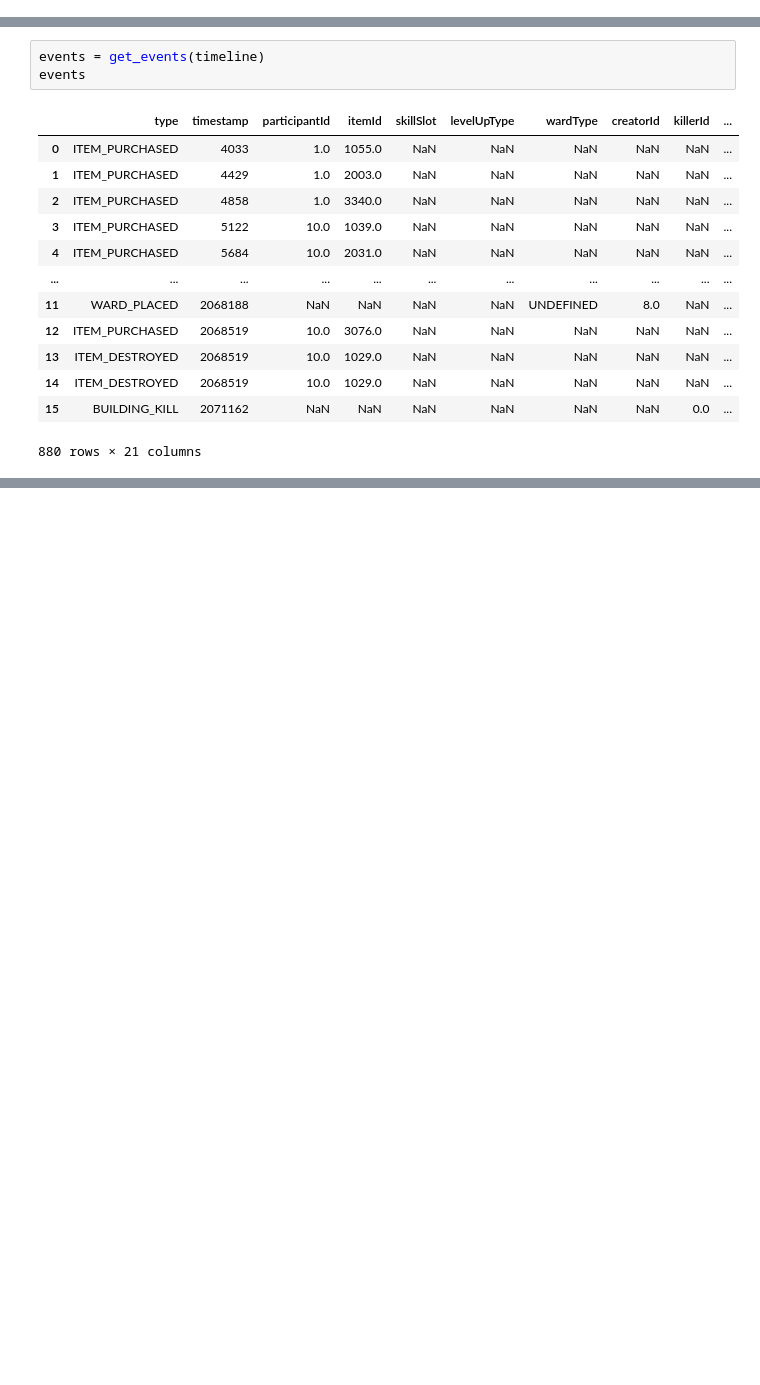
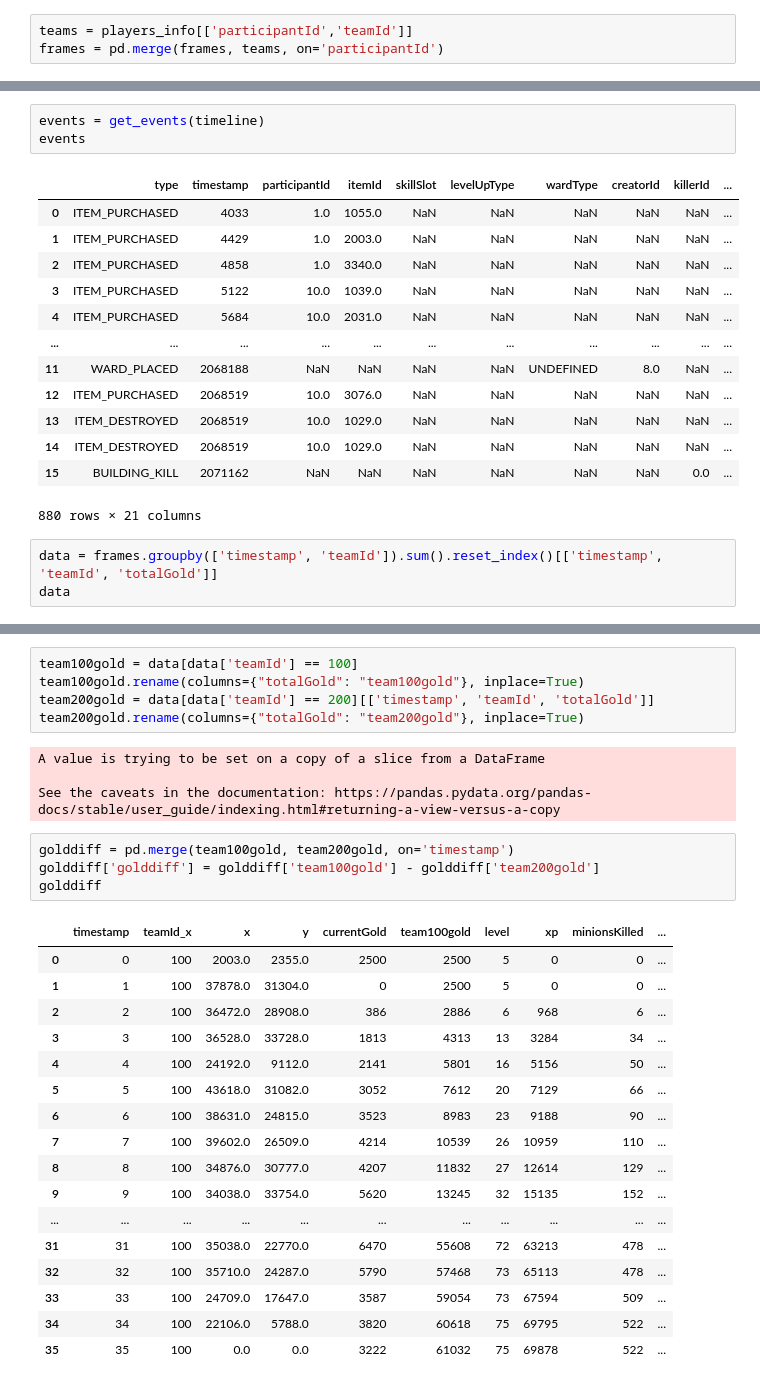
Before and after one commit to Dav3whit3/ih_datamadpt_project_final, a Jupyter notebook: notebooks/API_data_extraction1.ipynb, the cells around one changed output, grey strips where cells are left out. Saved outputs shown, nothing was run; the diff lists cells and outputs as text; blank space fills up the shorter version.

```diff
--- a/notebooks/API_data_extraction1.ipynb
+++ b/notebooks/API_data_extraction1.ipynb
@@ -234,3 +234,6 @@ frames
 frames['timestamp'].max()
 # %% [output]
 35
+# %%
+teams = players_info[['participantId','teamId']]
+frames = pd.merge(frames, teams, on='participantId')
@@ -251,3 +270,6 @@ events
 | 14 | ITEM_DESTROYED | 2068519 | 10.0 | 1029.0 | NaN | NaN | NaN | NaN | NaN | ... |
 | 15 | BUILDING_KILL | 2071162 | NaN | NaN | NaN | NaN | NaN | NaN | 0.0 | ... |
 880 rows × 21 columns
+# %%
+data = frames.groupby(['timestamp', 'teamId']).sum().reset_index()[['timestamp', 'teamId', 'totalGold']]
+data
@@ -253,0 +290,31 @@ events
+# %%
+team100gold = data[data['teamId'] == 100]
+team100gold.rename(columns={"totalGold": "team100gold"}, inplace=True)
+team200gold = data[data['teamId'] == 200][['timestamp', 'teamId', 'totalGold']]
+team200gold.rename(columns={"totalGold": "team200gold"}, inplace=True)
+# %% [output]
+A value is trying to be set on a copy of a slice from a DataFrame
+
+See the caveats in the documentation: https://pandas.pydata.org/pandas-docs/stable/user_guide/indexing.html#returning-a-view-versus-a-copy
+# %%
+golddiff = pd.merge(team100gold, team200gold, on='timestamp')
+golddiff['golddiff'] = golddiff['team100gold'] - golddiff['team200gold']
+golddiff
+# %% [output]
+|  | timestamp | teamId_x | x | y | currentGold | team100gold | level | xp | minionsKilled | ... |
+| 0 | 0 | 100 | 2003.0 | 2355.0 | 2500 | 2500 | 5 | 0 | 0 | ... |
+| 1 | 1 | 100 | 37878.0 | 31304.0 | 0 | 2500 | 5 | 0 | 0 | ... |
+| 2 | 2 | 100 | 36472.0 | 28908.0 | 386 | 2886 | 6 | 968 | 6 | ... |
+| 3 | 3 | 100 | 36528.0 | 33728.0 | 1813 | 4313 | 13 | 3284 | 34 | ... |
+| 4 | 4 | 100 | 24192.0 | 9112.0 | 2141 | 5801 | 16 | 5156 | 50 | ... |
+| 5 | 5 | 100 | 43618.0 | 31082.0 | 3052 | 7612 | 20 | 7129 | 66 | ... |
+| 6 | 6 | 100 | 38631.0 | 24815.0 | 3523 | 8983 | 23 | 9188 | 90 | ... |
+| 7 | 7 | 100 | 39602.0 | 26509.0 | 4214 | 10539 | 26 | 10959 | 110 | ... |
+| 8 | 8 | 100 | 34876.0 | 30777.0 | 4207 | 11832 | 27 | 12614 | 129 | ... |
+| 9 | 9 | 100 | 34038.0 | 33754.0 | 5620 | 13245 | 32 | 15135 | 152 | ... |
+| ... | ... | ... | ... | ... | ... | ... | ... | ... | ... | ... |
+| 31 | 31 | 100 | 35038.0 | 22770.0 | 6470 | 55608 | 72 | 63213 | 478 | ... |
+| 32 | 32 | 100 | 35710.0 | 24287.0 | 5790 | 57468 | 73 | 65113 | 478 | ... |
+| 33 | 33 | 100 | 24709.0 | 17647.0 | 3587 | 59054 | 73 | 67594 | 509 | ... |
+| 34 | 34 | 100 | 22106.0 | 5788.0 | 3820 | 60618 | 75 | 69795 | 522 | ... |
+| 35 | 35 | 100 | 0.0 | 0.0 | 3222 | 61032 | 75 | 69878 | 522 | ... |
```
Also changed, not shown: parts of 6 cells of this notebook, 1 other file.
